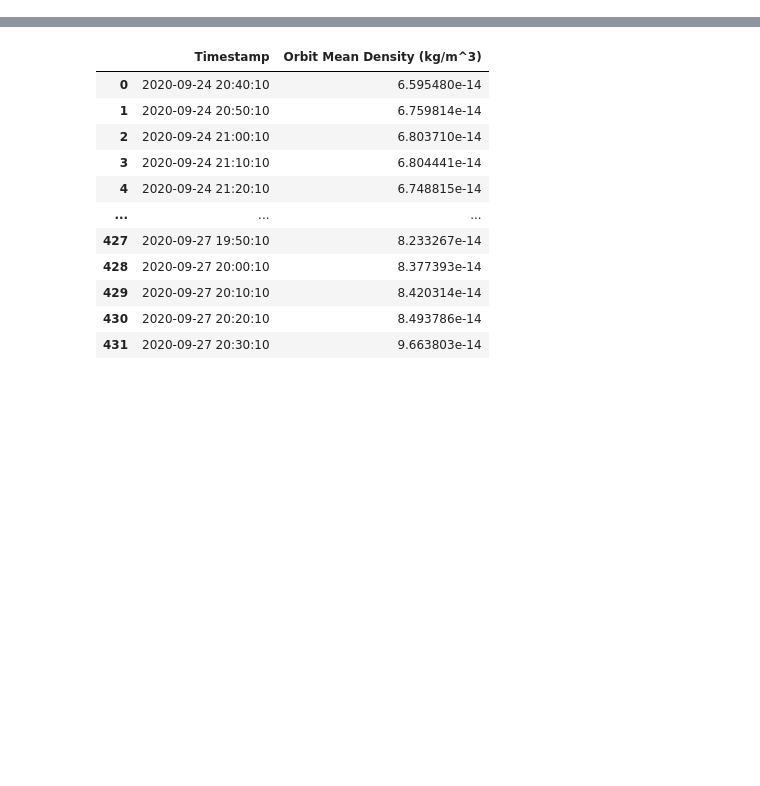
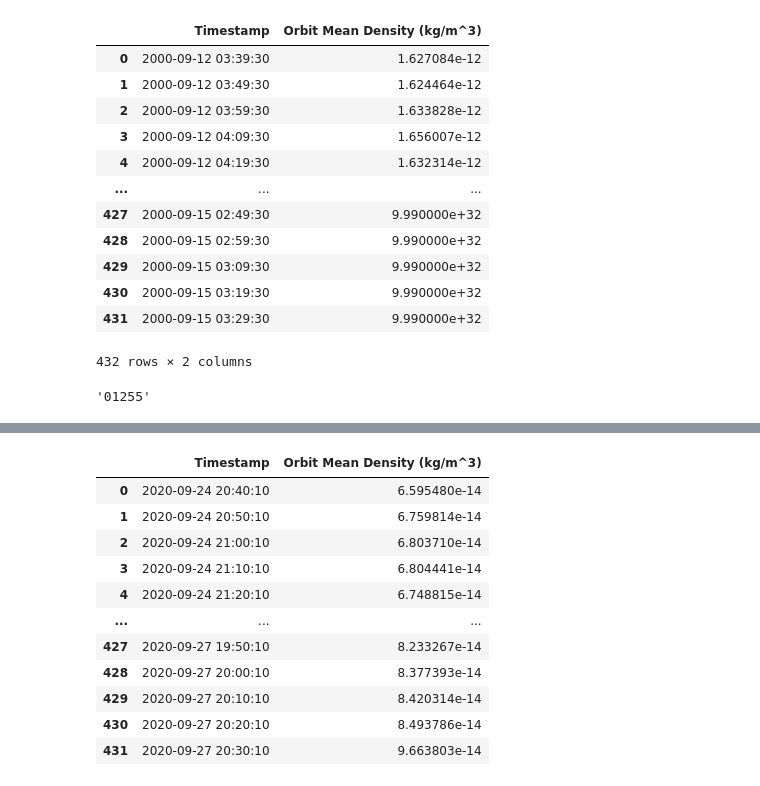
Before and after one commit to Ardrito/AI_challenge, a Jupyter notebook: viewData.ipynb, the cells around one changed output, grey strips where cells are left out. Drawn from its saved outputs; the diff is of its cells as text; code cells hidden in the pictures; blank space fills up the shorter version.

```diff
--- a/viewData.ipynb
+++ b/viewData.ipynb
@@ -13,0 +20,29 @@ from tqdm.notebook import tqdm
+# %%
+initial_states = []
+
+for dir, sub_dir, files in os.walk("input_data/"):
+    for file in sorted(files):
+        #print(file)
+        temp = pd.read_csv(("input_data/"+file),index_col=None, header=0)
+        initial_states.append(temp)
+(initial_states)
+initial_states_df = pd.concat(initial_states,axis=0,ignore_index=True)
+#initial_states_df
+# %%
+id = "00011"
+tester = '*-01255-*.csv'
+density_df = (glob.glob(os.path.join('data/dataset/test/sat_density/', f"??????-{id}-*.csv")))
+print (density_df)
+density_df = pd.read_csv(density_df[0])
+density_df['Timestamp'] = pd.to_datetime(density_df['Timestamp'])
+#density_df = density_df.set_index('Timestamp').resample(rule='10min', offset=pd.Timedelta(minutes=0, seconds=-10)).interpolate(method='time')
+
+print ("deinsity      ",density_df.iloc[0]['Timestamp'])
+row = initial_states_df.iloc[int(id)]
+
+print ("initial_states",row['Timestamp'])
+
+print(density_df['Timestamp'])
+print (density_df.shape[0])
+density_df
+# %% [output]
@@ -13,0 +65,18 @@ from tqdm.notebook import tqdm
+|  | Timestamp | Orbit Mean Density (kg/m^3) |
+| 0 | 2000-09-12 03:39:30 | 1.627084e-12 |
+| 1 | 2000-09-12 03:49:30 | 1.624464e-12 |
+| 2 | 2000-09-12 03:59:30 | 1.633828e-12 |
+| 3 | 2000-09-12 04:09:30 | 1.656007e-12 |
+| 4 | 2000-09-12 04:19:30 | 1.632314e-12 |
+| ... | ... | ... |
+| 427 | 2000-09-15 02:49:30 | 9.990000e+32 |
+| 428 | 2000-09-15 02:59:30 | 9.990000e+32 |
+| 429 | 2000-09-15 03:09:30 | 9.990000e+32 |
+| 430 | 2000-09-15 03:19:30 | 9.990000e+32 |
+| 431 | 2000-09-15 03:29:30 | 9.990000e+32 |
+432 rows × 2 columns
+# %%
+id = tester[7:12]
+id
+# %% [output]
+'01255'
```
Also changed, not shown: parts of 5 cells of this notebook, 2 other files.
